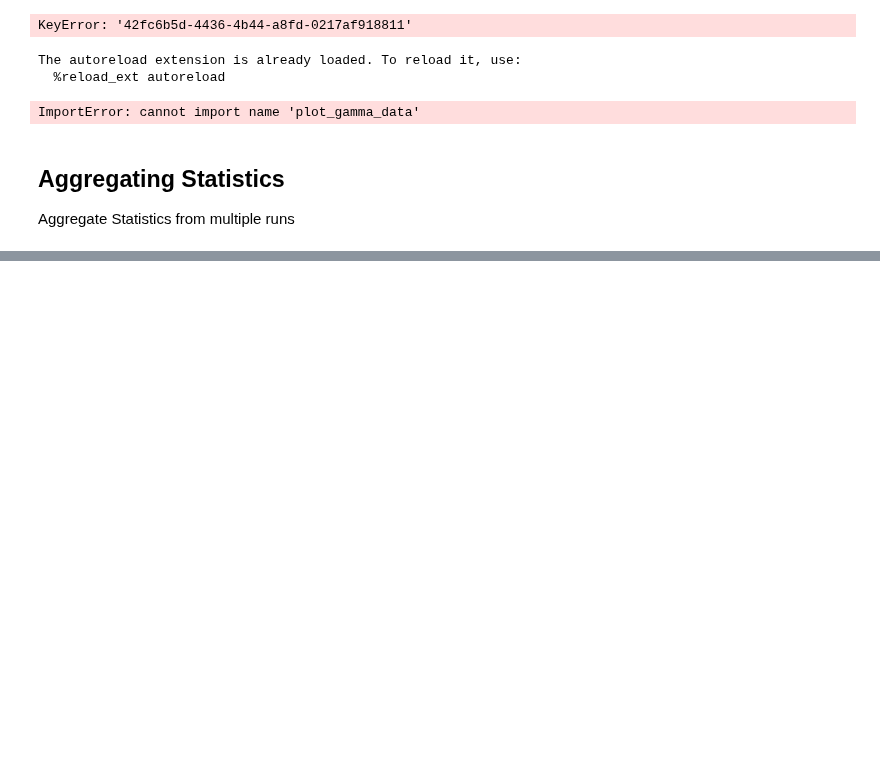
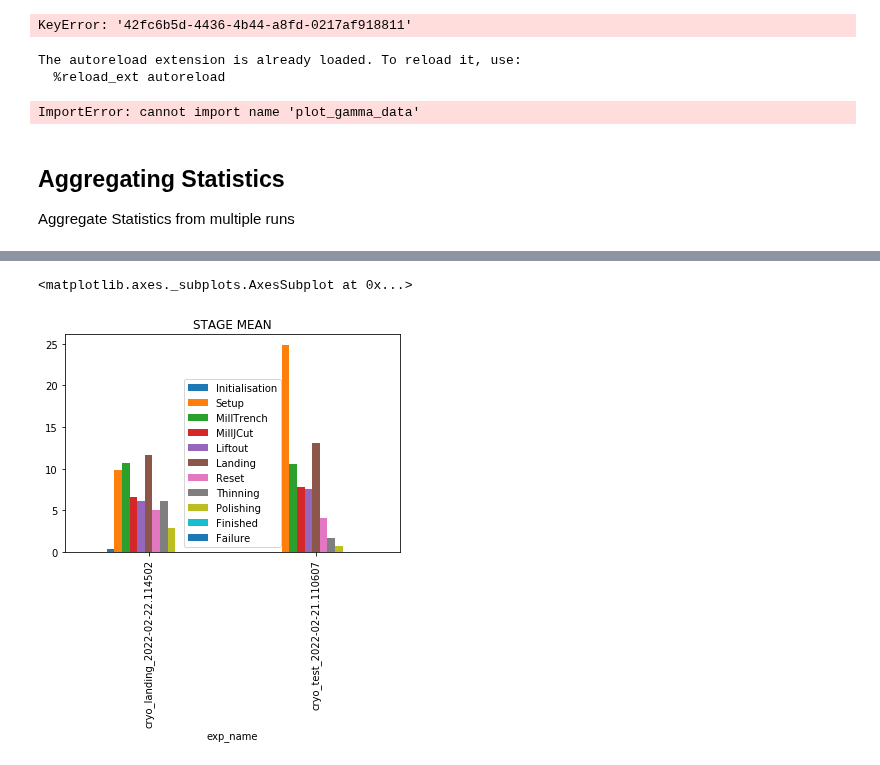
Before and after one commit to Phaips/autoliftout, a Jupyter notebook: liftout/tools/logging.ipynb, the cells around one changed output, grey strips where cells are left out. Cells and saved outputs as stored; diff of their text form; code cells hidden in the pictures; blank space fills up the shorter version.

```diff
--- a/liftout/tools/logging.ipynb
+++ b/liftout/tools/logging.ipynb
@@ -455,0 +495,5 @@ NameError: name 'MaxNLocator' is not defined
+# %%
+df_stage_full = df_stage_full.fillna(0)
+df_stage_median = df_stage_full.groupby(by="exp_name").median()
+df_stage_mean = df_stage_full.groupby(by="exp_name").mean()
+df_stage_std = df_stage_full.groupby(by="exp_name").std()
@@ -455,0 +507,5 @@ NameError: name 'MaxNLocator' is not defined
+# %%
+df_stage_mean.plot.bar(title="STAGE MEAN")
+# %% [output]
+<matplotlib.axes._subplots.AxesSubplot at 0x...>
+[figure, added]
```
Also changed, not shown: parts of 4 cells of this notebook.
